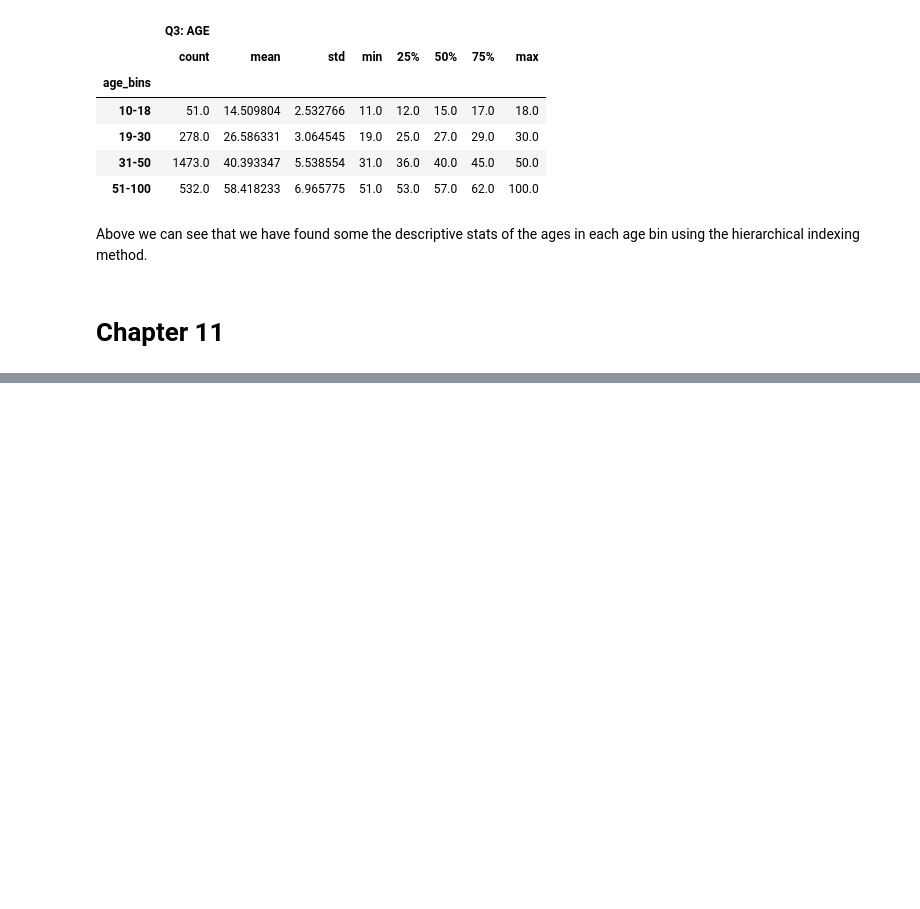
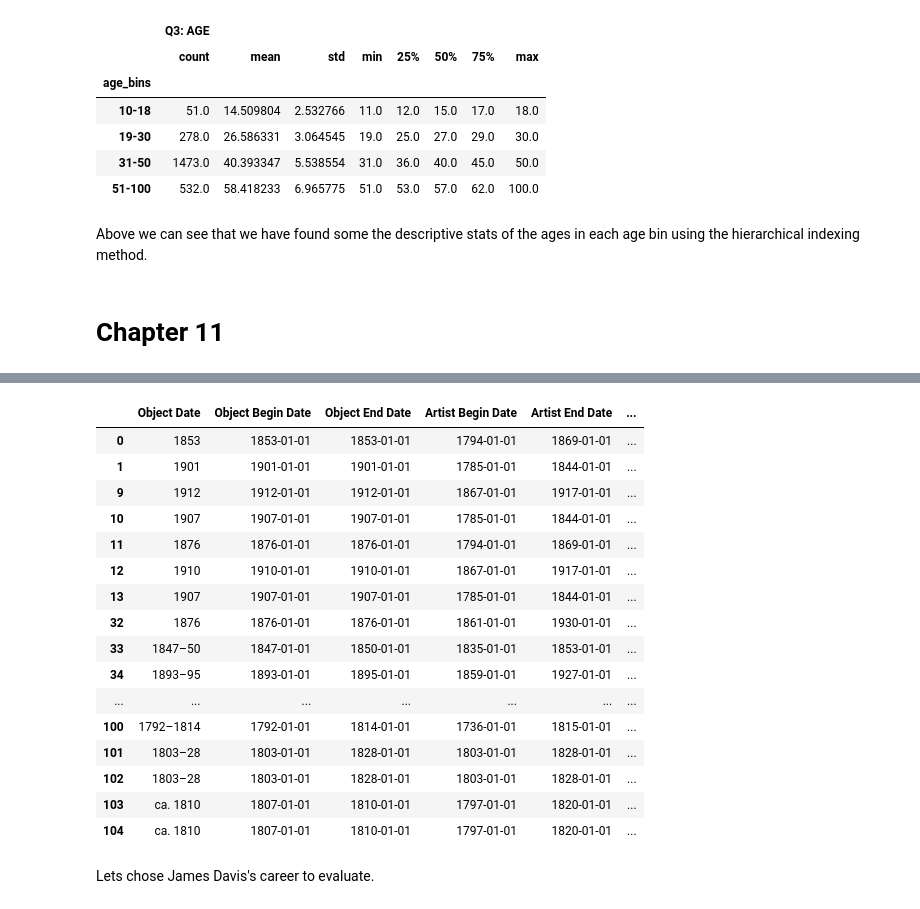
Before and after one commit to Matt-Heinen/DSC-540, a Jupyter notebook: Heinen_DSC540_Weeks_5&6.ipynb, the cells around one changed output, grey strips where cells are left out. Cells and saved outputs as stored; diff of their text form; code cells hidden in the pictures; blank space fills up the shorter version.

```diff
--- a/Heinen_DSC540_Weeks_5&6.ipynb
+++ b/Heinen_DSC540_Weeks_5&6.ipynb
@@ -349,0 +472,15 @@ KeyError: 'Unnamed: 133'
+# %%
+# Convert Object End to DateTime
+ # use .appl(pd.to_datetime)
+
+met_dates['Object End Date'] = met_dates['Object End Date'].apply(pd.to_datetime, format='%Y', errors='coerce')
+# %%
+# Convert Artist End to DateTime
+ # use .appl(pd.to_datetime)
+
+met_dates['Artist End Date'] = met_dates['Artist End Date'].apply(pd.to_datetime, format='%Y', errors='coerce')
+# %%
+# Convert Artist Begin to DateTime
+ # use .appl(pd.to_datetime)
+
+met_dates['Artist Begin Date'] = met_dates['Artist Begin Date'].apply(pd.to_datetime, format='%Y', errors='coerce')
@@ -349,0 +508,27 @@ KeyError: 'Unnamed: 133'
+# %%
+# Filter out records where there is no artist begin or end date
+filt_met_dates = met_dates.dropna(subset=['Artist Begin Date'])
+filt_met_dates = filt_met_dates.dropna(subset=['Artist Begin Date'])
+# %%
+# Display df
+filt_met_dates.head(20)
+# %% [output]
+|  | Object Date | Object Begin Date | Object End Date | Artist Begin Date | Artist End Date | ... |
+| 0 | 1853 | 1853-01-01 | 1853-01-01 | 1794-01-01 | 1869-01-01 | ... |
+| 1 | 1901 | 1901-01-01 | 1901-01-01 | 1785-01-01 | 1844-01-01 | ... |
+| 9 | 1912 | 1912-01-01 | 1912-01-01 | 1867-01-01 | 1917-01-01 | ... |
+| 10 | 1907 | 1907-01-01 | 1907-01-01 | 1785-01-01 | 1844-01-01 | ... |
+| 11 | 1876 | 1876-01-01 | 1876-01-01 | 1794-01-01 | 1869-01-01 | ... |
+| 12 | 1910 | 1910-01-01 | 1910-01-01 | 1867-01-01 | 1917-01-01 | ... |
+| 13 | 1907 | 1907-01-01 | 1907-01-01 | 1785-01-01 | 1844-01-01 | ... |
+| 32 | 1876 | 1876-01-01 | 1876-01-01 | 1861-01-01 | 1930-01-01 | ... |
+| 33 | 1847–50 | 1847-01-01 | 1850-01-01 | 1835-01-01 | 1853-01-01 | ... |
+| 34 | 1893–95 | 1893-01-01 | 1895-01-01 | 1859-01-01 | 1927-01-01 | ... |
+| ... | ... | ... | ... | ... | ... | ... |
+| 100 | 1792–1814 | 1792-01-01 | 1814-01-01 | 1736-01-01 | 1815-01-01 | ... |
+| 101 | 1803–28 | 1803-01-01 | 1828-01-01 | 1803-01-01 | 1828-01-01 | ... |
+| 102 | 1803–28 | 1803-01-01 | 1828-01-01 | 1803-01-01 | 1828-01-01 | ... |
+| 103 | ca. 1810 | 1807-01-01 | 1810-01-01 | 1797-01-01 | 1820-01-01 | ... |
+| 104 | ca. 1810 | 1807-01-01 | 1810-01-01 | 1797-01-01 | 1820-01-01 | ... |
+# %% [markdown]
+Lets chose James Davis's career to evaluate.
```
Also changed, not shown: parts of 24 cells of this notebook, 1 other file.
